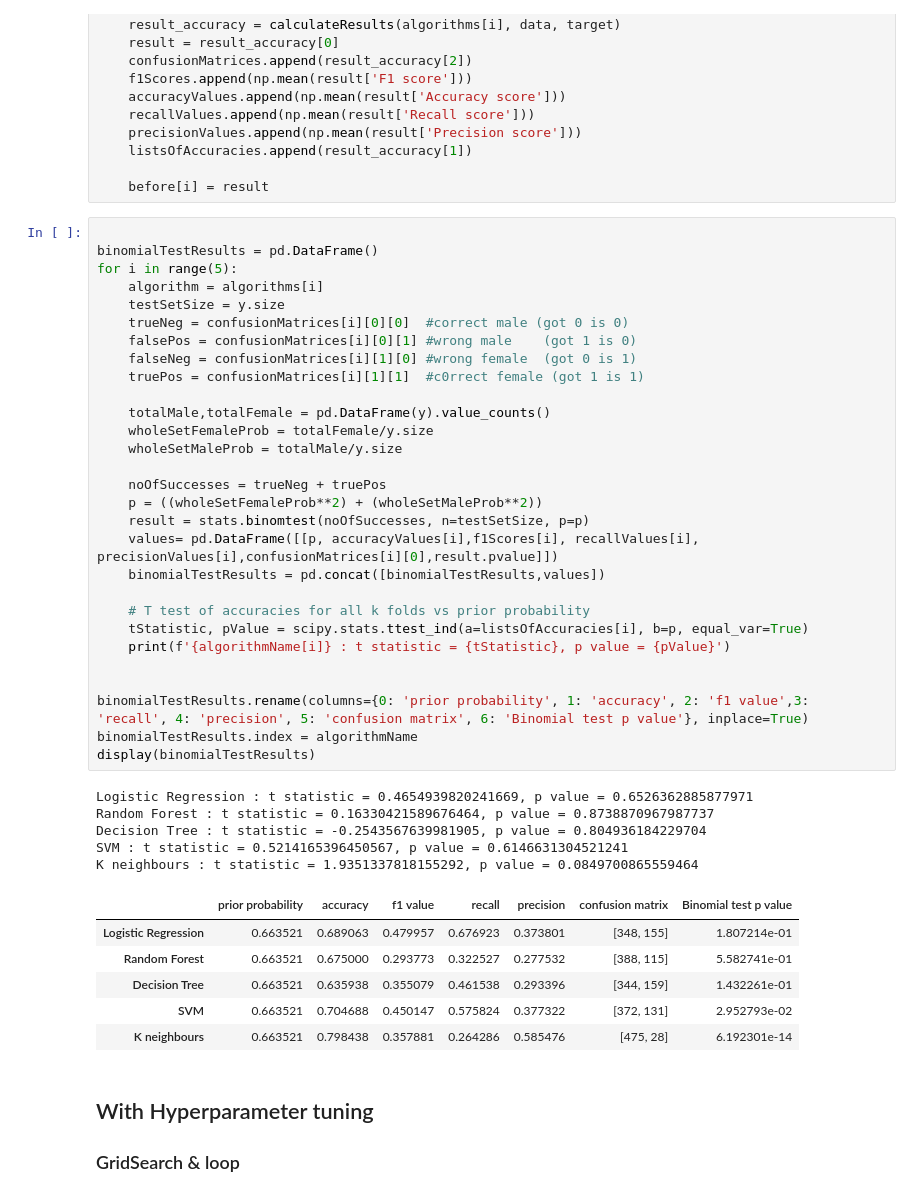
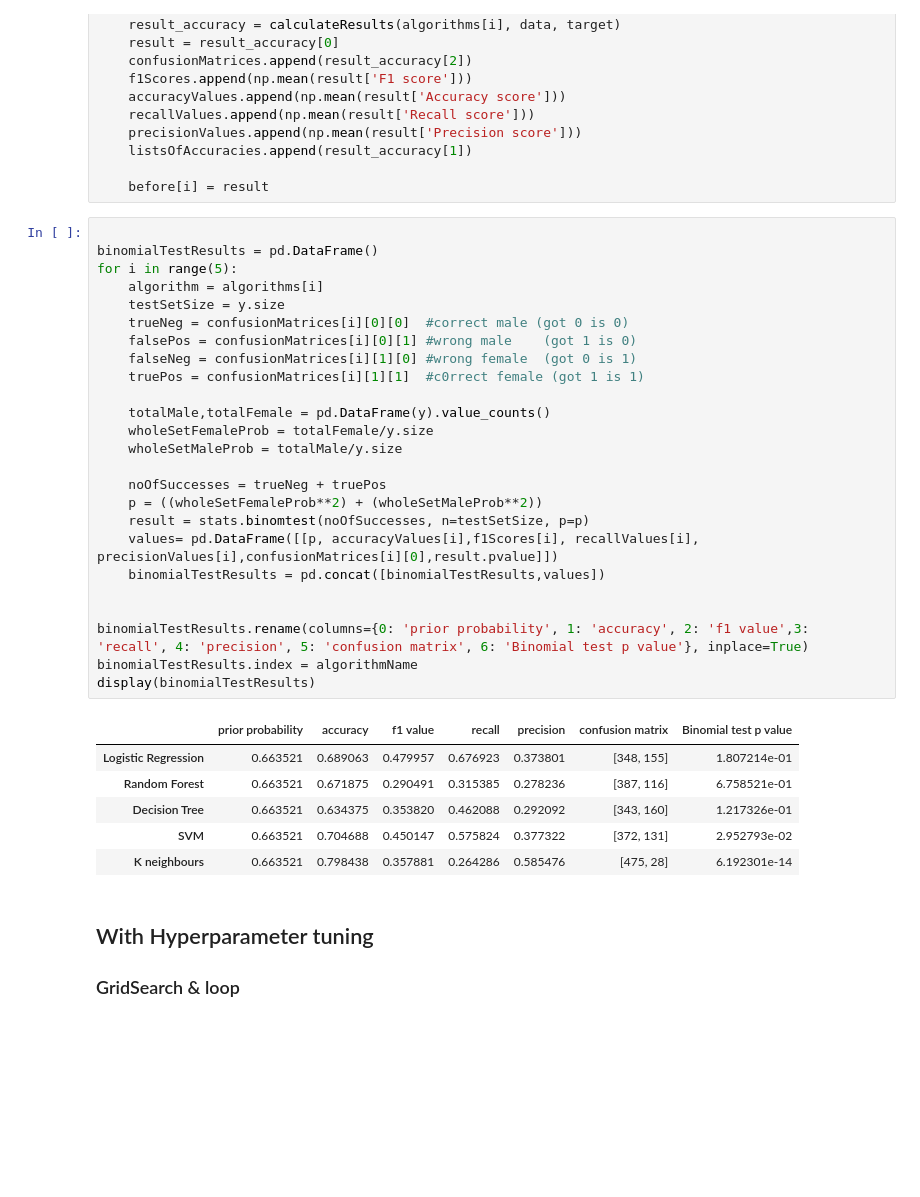
Before and after one commit to sophiak12/Individual_Project, a Jupyter notebook: src/models.ipynb, the cells around one changed output. Cells and saved outputs as stored; diff of their text form; blank space fills up the shorter version.

```diff
--- a/src/models.ipynb
+++ b/src/models.ipynb
@@ -205,42 +204,33 @@ for i in range (len(algorithms)):
 # %%
 
 binomialTestResults = pd.DataFrame()
 for i in range(5):
     algorithm = algorithms[i]
     testSetSize = y.size
     trueNeg = confusionMatrices[i][0][0]  #correct male (got 0 is 0)
     falsePos = confusionMatrices[i][0][1] #wrong male    (got 1 is 0)
     falseNeg = confusionMatrices[i][1][0] #wrong female  (got 0 is 1)
     truePos = confusionMatrices[i][1][1]  #c0rrect female (got 1 is 1)
 
     totalMale,totalFemale = pd.DataFrame(y).value_counts()
     wholeSetFemaleProb = totalFemale/y.size
     wholeSetMaleProb = totalMale/y.size
 
     noOfSuccesses = trueNeg + truePos
     p = ((wholeSetFemaleProb**2) + (wholeSetMaleProb**2))
     result = stats.binomtest(noOfSuccesses, n=testSetSize, p=p)
     values= pd.DataFrame([[p, accuracyValues[i],f1Scores[i], recallValues[i], precisionValues[i],confusionMatrices[i][0],result.pvalue]])
     binomialTestResults = pd.concat([binomialTestResults,values])
 
-    # T test of accuracies for all k folds vs prior probability
-    tStatistic, pValue = scipy.stats.ttest_ind(a=listsOfAccuracies[i], b=p, equal_var=True)
-    print(f'{algorithmName[i]} : t statistic = {tStatistic}, p value = {pValue}')
-
 
 binomialTestResults.rename(columns={0: 'prior probability', 1: 'accuracy', 2: 'f1 value',3: 'recall', 4: 'precision', 5: 'confusion matrix', 6: 'Binomial test p value'}, inplace=True)
 binomialTestResults.index = algorithmName
 display(binomialTestResults)
 # %% [output]
-Logistic Regression : t statistic = 0.4654939820241669, p value = 0.6526362885877971
-Random Forest : t statistic = 0.16330421589676464, p value = 0.8738870967987737
-Decision Tree : t statistic = -0.2543567639981905, p value = 0.804936184229704
-SVM : t statistic = 0.5214165396450567, p value = 0.6146631304521241
-K neighbours : t statistic = 1.9351337818155292, p value = 0.0849700865559464
 |  | prior probability | accuracy | f1 value | recall | precision | confusion matrix | Binomial test p value |
 | Logistic Regression | 0.663521 | 0.689063 | 0.479957 | 0.676923 | 0.373801 | [348, 155] | 1.807214e-01 |
-| Random Forest | 0.663521 | 0.675000 | 0.293773 | 0.322527 | 0.277532 | [388, 115] | 5.582741e-01 |
-| Decision Tree | 0.663521 | 0.635938 | 0.355079 | 0.461538 | 0.293396 | [344, 159] | 1.432261e-01 |
+| Random Forest | 0.663521 | 0.671875 | 0.290491 | 0.315385 | 0.278236 | [387, 116] | 6.758521e-01 |
+| Decision Tree | 0.663521 | 0.634375 | 0.353820 | 0.462088 | 0.292092 | [343, 160] | 1.217326e-01 |
 | SVM | 0.663521 | 0.704688 | 0.450147 | 0.575824 | 0.377322 | [372, 131] | 2.952793e-02 |
 | K neighbours | 0.663521 | 0.798438 | 0.357881 | 0.264286 | 0.585476 | [475, 28] | 6.192301e-14 |
 # %% [markdown]
```
Also changed, not shown: parts of 5 cells of this notebook, 1 other file.
